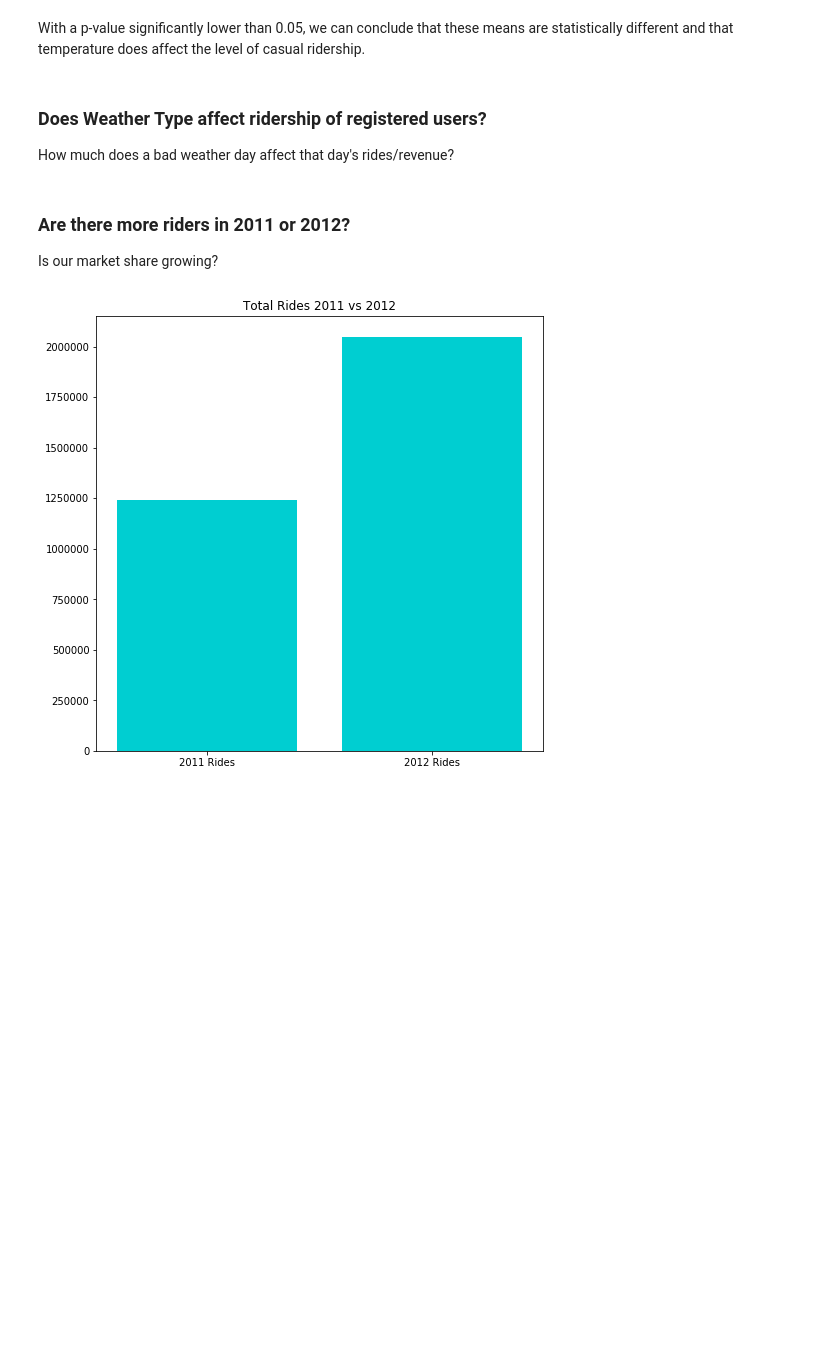
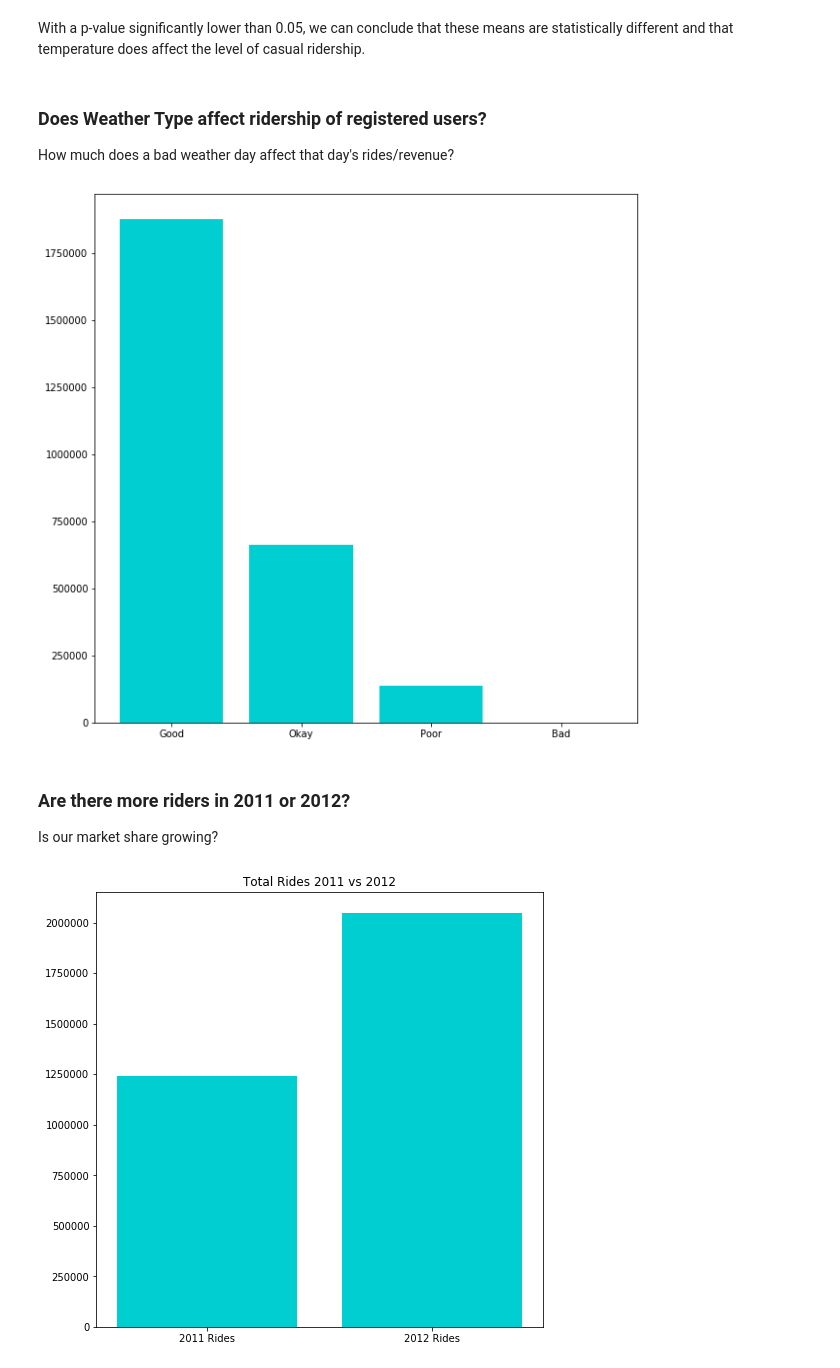
Before and after one commit to ArenCarpenter/Predicting_Bike_Ridership, a Jupyter notebook: 02_Hypothesis_Testing.ipynb, the cells around one changed output. Drawn from its saved outputs; the diff is of its cells as text; code cells hidden in the pictures; blank space fills up the shorter version.

Commit message:
Add weather analysis

```diff
--- a/02_Hypothesis_Testing.ipynb
+++ b/02_Hypothesis_Testing.ipynb
@@ -75,6 +75,20 @@ With a p-value significantly lower than 0.05, we can conclude that these means a
 ### Does Weather Type affect ridership of registered users?
 
 How much does a bad weather day affect that day's rides/revenue?
+# %%
+df_good = df[df['Weather Type'] == 1]['Registered Users'].sum()
+df_okay = df[df['Weather Type'] == 2]['Registered Users'].sum()
+df_poor = df[df['Weather Type'] == 3]['Registered Users'].sum()
+df_bad = df[df['Weather Type'] == 4]['Registered Users'].sum()
+# %%
+x = ['Good', 'Okay', 'Poor', 'Bad']
+y = [df_good, df_okay, df_poor, df_bad]
+
+plt.figure(figsize=(10,10))
+plt.bar(x, y, color = 'darkturquoise')
+plt.show()
+# %% [output]
+[figure, added]
 # %% [markdown]
 ### Are there more riders in 2011 or 2012?
 
```
Also changed, not shown: parts of 2 cells of this notebook.
